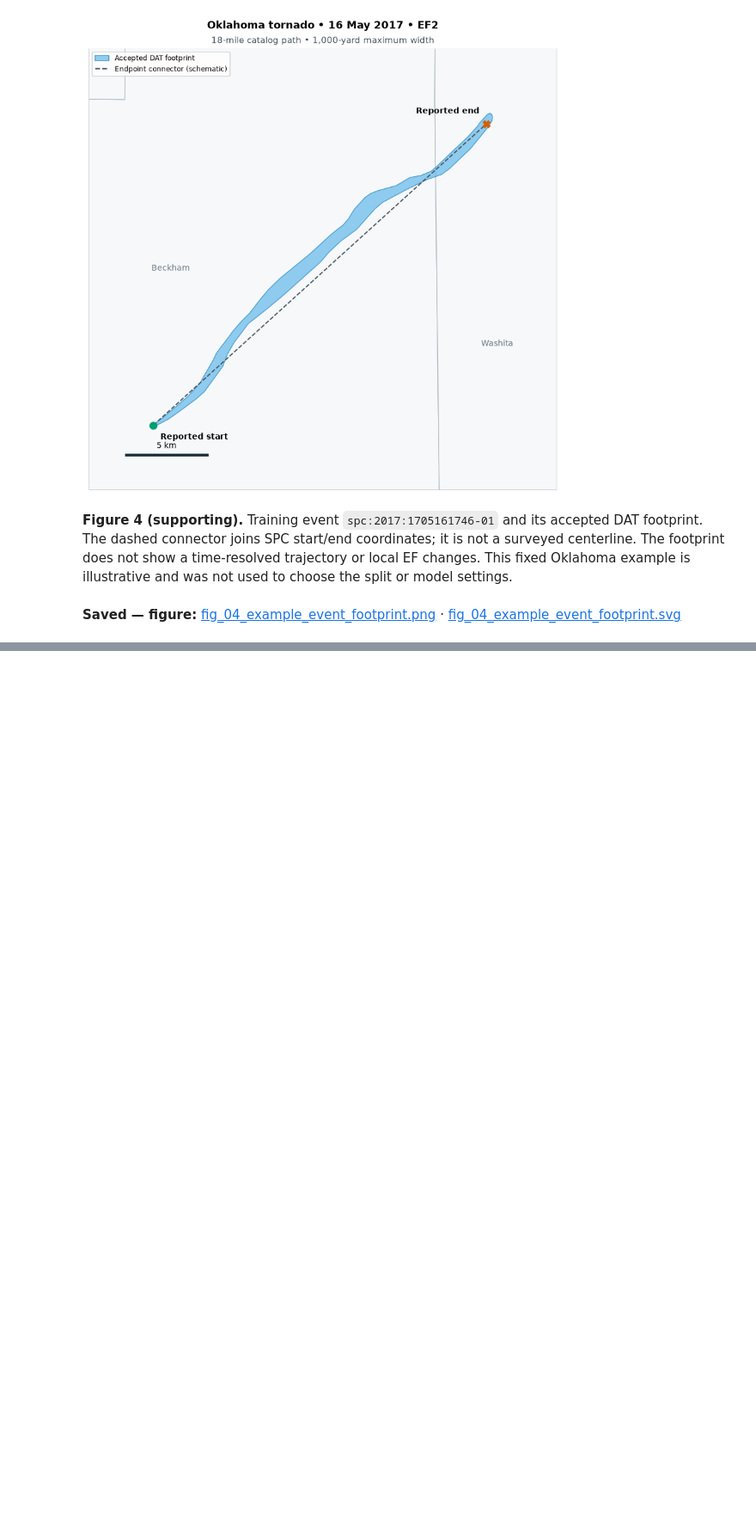
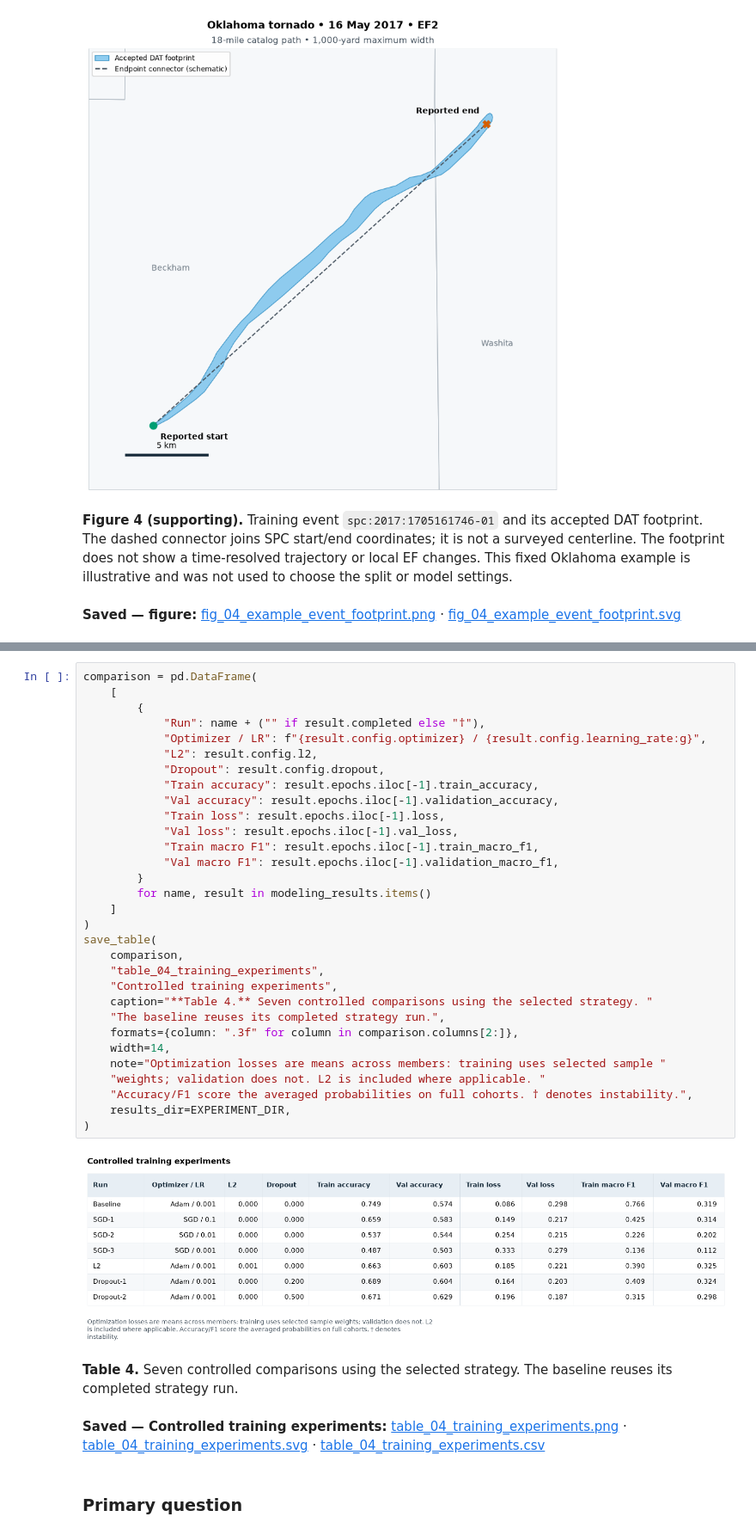
Before and after one commit to jakeryderv/tornado-severity-analysis, a Jupyter notebook: notebook.ipynb, the cells around one changed output, grey strips where cells are left out. Shown at 86% size. Saved outputs shown, nothing was run; the diff lists cells and outputs as text; blank space fills up the shorter version.

```diff
--- a/notebook.ipynb
+++ b/notebook.ipynb
@@ -1216,0 +1787,37 @@ alone does not establish causation or an incorrect EF rating.
+# %%
+comparison = pd.DataFrame(
+    [
+        {
+            "Run": name + ("" if result.completed else "†"),
+            "Optimizer / LR": f"{result.config.optimizer} / {result.config.learning_rate:g}",
+            "L2": result.config.l2,
+            "Dropout": result.config.dropout,
+            "Train accuracy": result.epochs.iloc[-1].train_accuracy,
+            "Val accuracy": result.epochs.iloc[-1].validation_accuracy,
+            "Train loss": result.epochs.iloc[-1].loss,
+            "Val loss": result.epochs.iloc[-1].val_loss,
+            "Train macro F1": result.epochs.iloc[-1].train_macro_f1,
+            "Val macro F1": result.epochs.iloc[-1].validation_macro_f1,
+        }
+        for name, result in modeling_results.items()
+    ]
+)
+save_table(
+    comparison,
+    "table_04_training_experiments",
+    "Controlled training experiments",
+    caption="**Table 4.** Seven controlled comparisons using the selected strategy. "
+    "The baseline reuses its completed strategy run.",
+    formats={column: ".3f" for column in comparison.columns[2:]},
+    width=14,
+    note="Optimization losses are means across members: training uses selected sample "
+    "weights; validation does not. L2 is included where applicable. "
+    "Accuracy/F1 score the averaged probabilities on full cohorts. † denotes instability.",
+    results_dir=EXPERIMENT_DIR,
+)
+# %% [output]
+[figure, added]
+**Table 4.** Seven controlled comparisons using the selected strategy. The baseline reuses its completed strategy run.
+**Saved — Controlled training experiments:** [table_04_training_experiments.png](assets/tables/table_04_training_experiments.png) · [table_04_training_experiments.svg](assets/tables/table_04_training_experiments.svg) · [table_04_training_experiments.csv](data/results/experiments/table_04_training_experiments.csv)
+# %% [markdown]
+### Primary question
```
Also changed, not shown: parts of 25 cells of this notebook, 35 other files.
